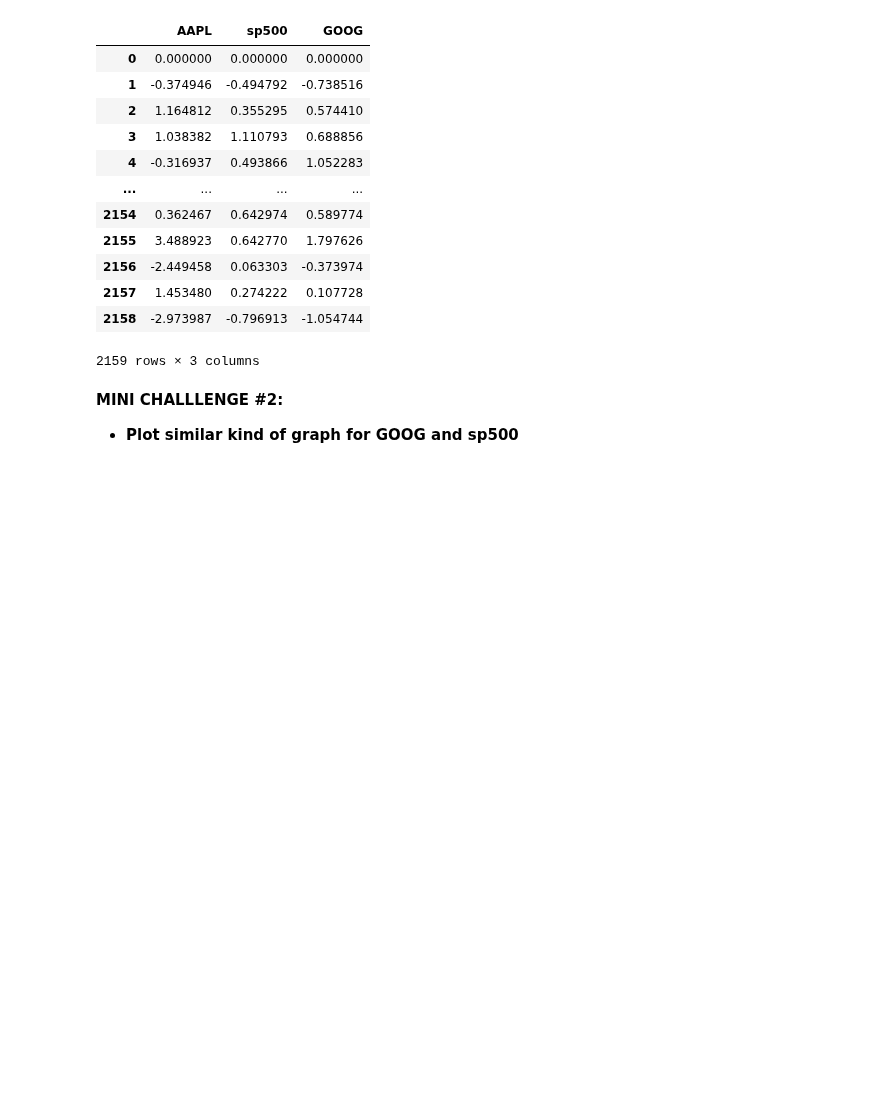
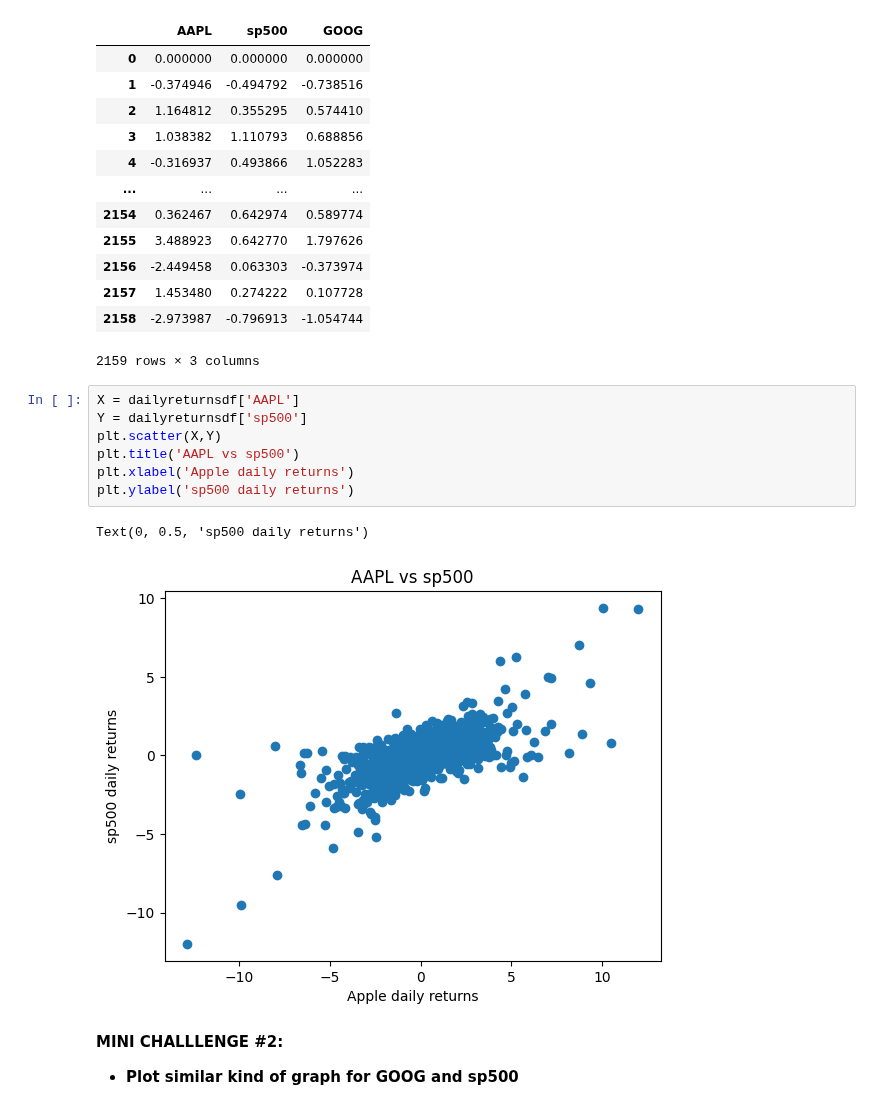
Before and after one commit to timvirga/StockPrediction, a Jupyter notebook: Section11-matplotlib/9_Python_101_Data_Visualization_with_matplotlib_Skeleton.ipynb, the cells around one changed output. Cells and saved outputs as stored; diff of their text form; blank space fills up the shorter version.

Commit message:
matplotlib-scatter

```diff
--- a/Section11-matplotlib/9_Python_101_Data_Visualization_with_matplotlib_Skeleton.ipynb
+++ b/Section11-matplotlib/9_Python_101_Data_Visualization_with_matplotlib_Skeleton.ipynb
@@ -72,6 +72,16 @@ dailyreturnsdf
 | 2157 | 1.453480 | 0.274222 | 0.107728 |
 | 2158 | -2.973987 | -0.796913 | -1.054744 |
 2159 rows × 3 columns
+# %%
+X = dailyreturnsdf['AAPL']
+Y = dailyreturnsdf['sp500']
+plt.scatter(X,Y)
+plt.title('AAPL vs sp500')
+plt.xlabel('Apple daily returns')
+plt.ylabel('sp500 daily returns')
+# %% [output]
+Text(0, 0.5, 'sp500 daily returns')
+[figure, added]
 # %% [markdown]
 **MINI CHALLLENGE #2:**
 - **Plot similar kind of graph for GOOG and sp500**
```
Also changed, not shown: parts of 1 cell of this notebook.
